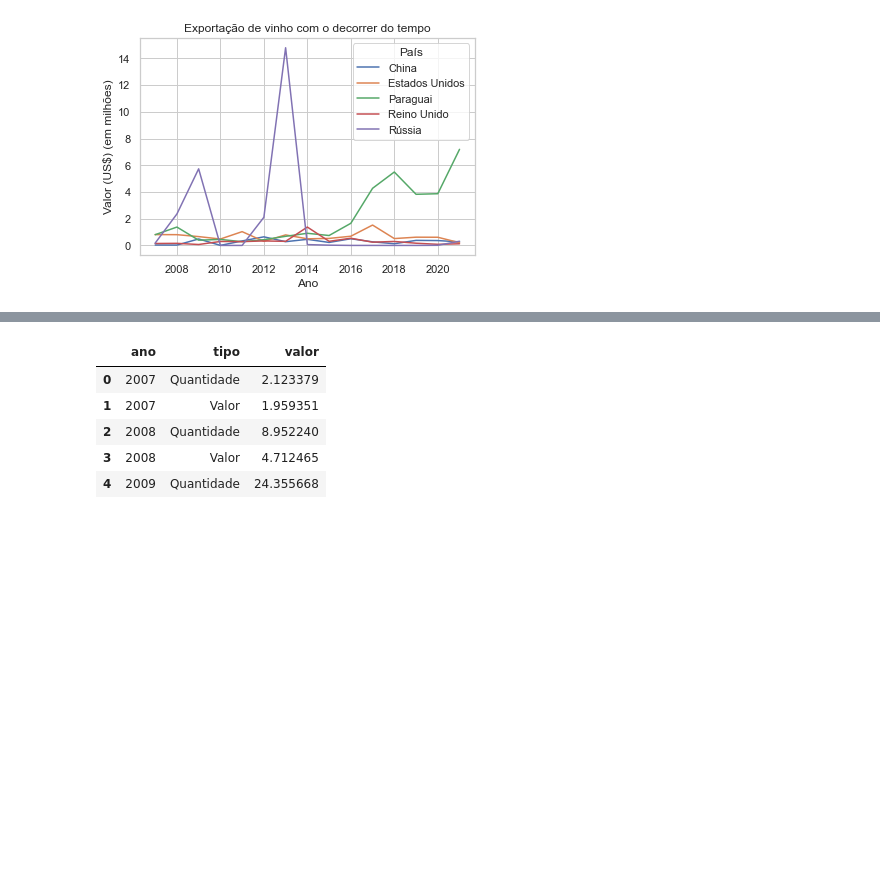
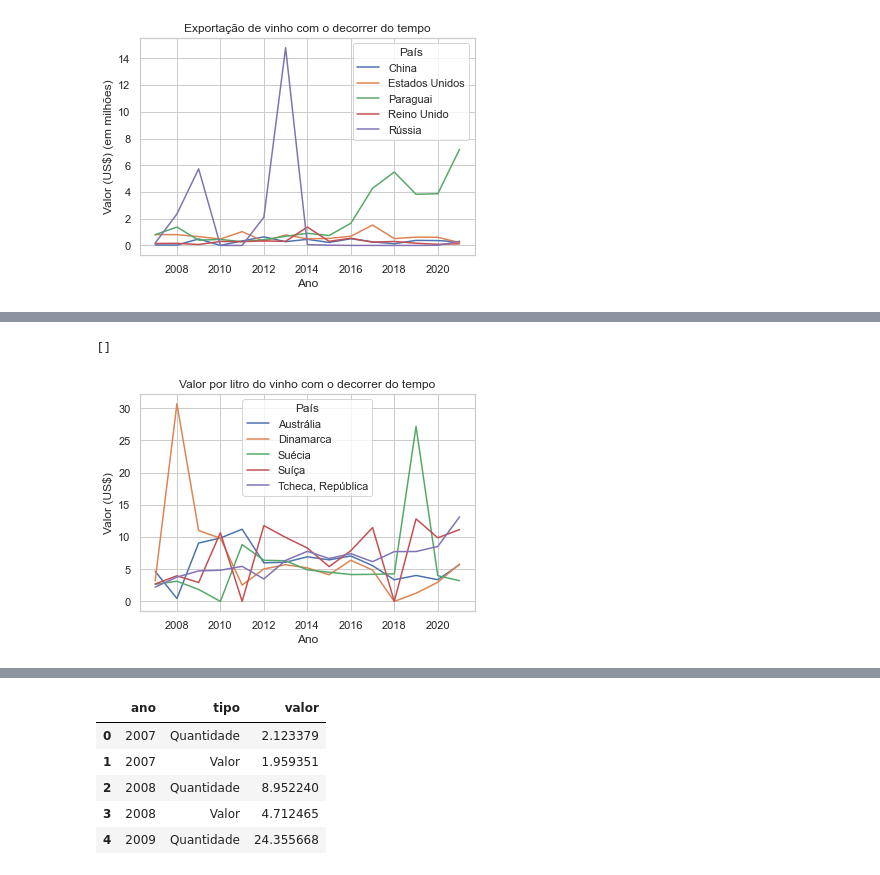
Before and after one commit to jvgitti/tech_challenge, a Jupyter notebook: TECH_CHALLENGE.ipynb, the cells around one changed output, grey strips where cells are left out. Drawn from its saved outputs; the diff is of its cells as text; code cells hidden in the pictures; blank space fills up the shorter version.

```diff
--- a/TECH_CHALLENGE.ipynb
+++ b/TECH_CHALLENGE.ipynb
@@ -171,0 +162,9 @@ plt.plot()
+# %%
+plt.title('Valor por litro do vinho com o decorrer do tempo')
+plt.xlabel('Ano')
+plt.ylabel('Valor (US$)')
+sns.lineplot(data=df_paises_maior_valor_por_litro, x='ano', y='valor_por_litro', hue='País')
+plt.plot()
+# %% [output]
+[]
+[figure, added]
```
Also changed, not shown: parts of 25 cells of this notebook, 2 other files.
